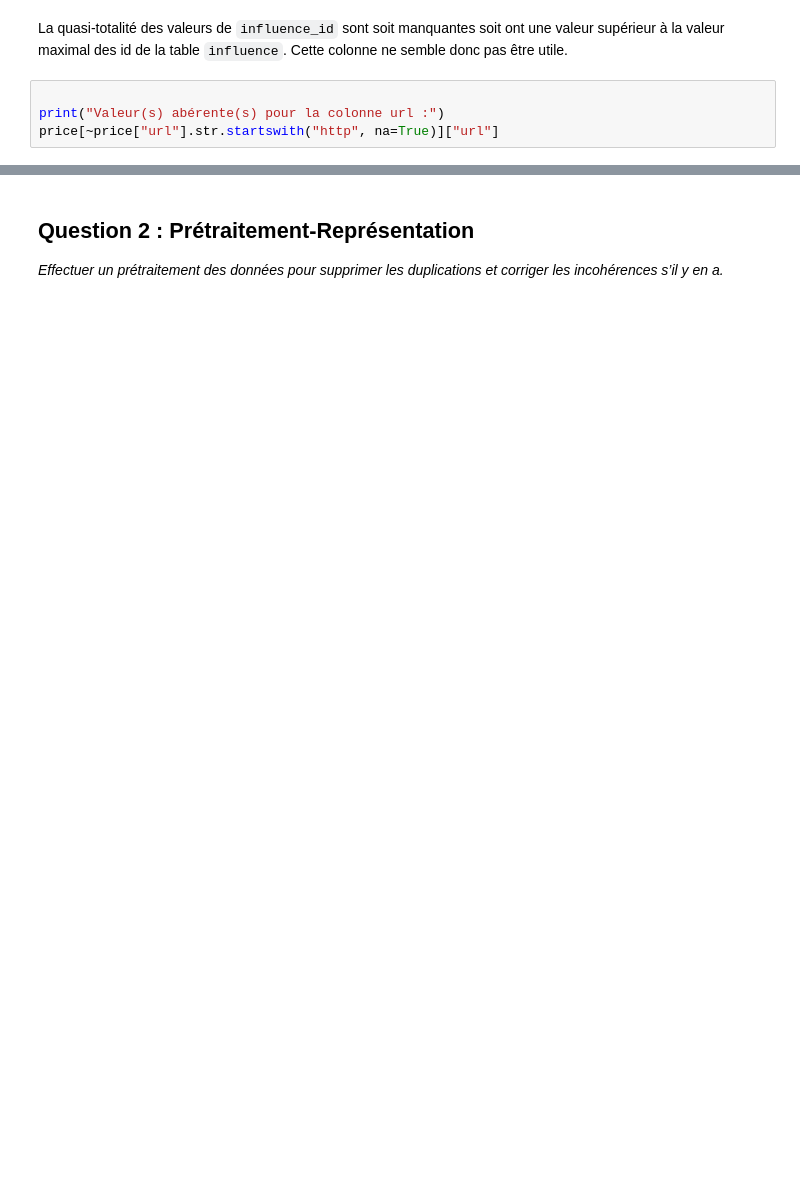
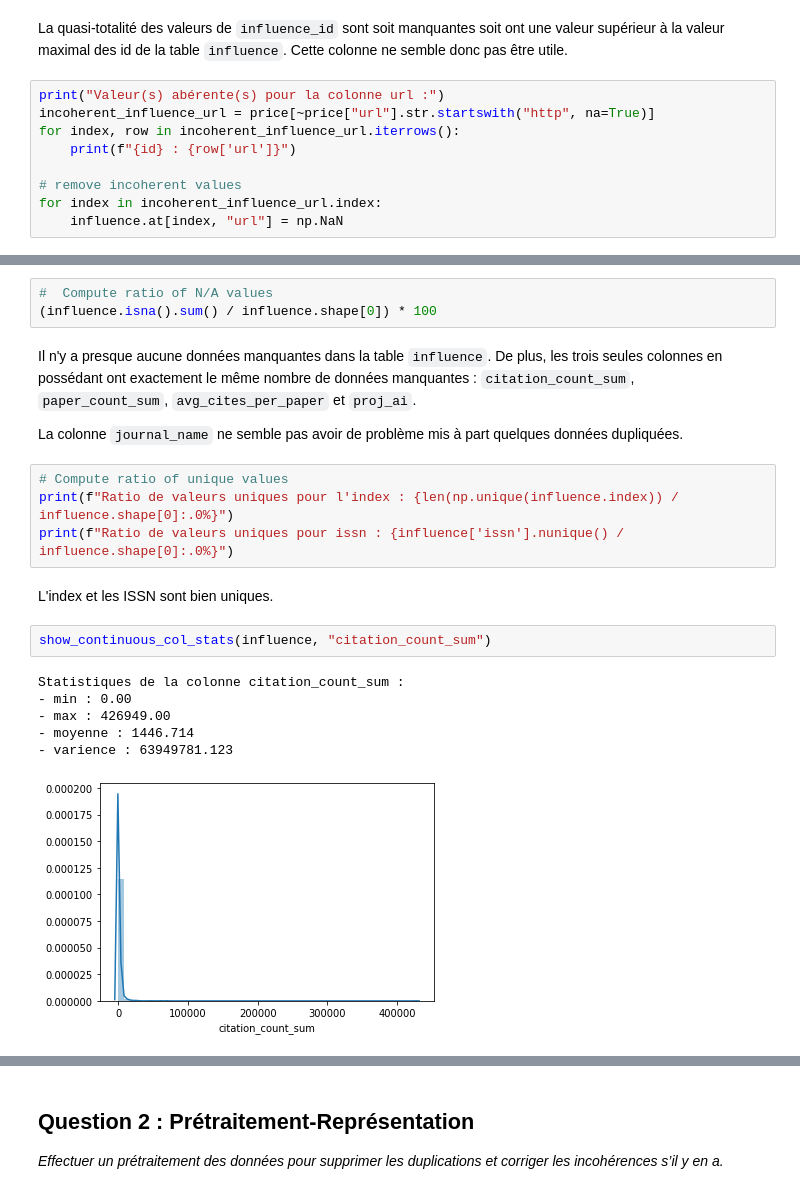
Before and after one commit to Neilero/IFT870-FlourishOA, a Jupyter notebook: examenintra.ipynb, the cells around one changed output, grey strips where cells are left out. Cells and saved outputs as stored; diff of their text form; blank space fills up the shorter version.

```diff
--- a/examenintra.ipynb
+++ b/examenintra.ipynb
@@ -149,7 +147,12 @@ print(f"Ratio de valeurs incohérentes pour influence_id : {1 - (price['influenc
 La quasi-totalité des valeurs de `influence_id` sont soit manquantes soit ont une valeur supérieur à la valeur maximal
 des id de la table `influence`. Cette colonne ne semble donc pas être utile.
 # %%
+print("Valeur(s) abérente(s) pour la colonne url :")
+incoherent_influence_url = price[~price["url"].str.startswith("http", na=True)]
+for index, row in incoherent_influence_url.iterrows():
+    print(f"{id} : {row['url']}")
 
-print("Valeur(s) abérente(s) pour la colonne url :")
-price[~price["url"].str.startswith("http", na=True)]["url"]
+# remove incoherent values
+for index in incoherent_influence_url.index:
+    influence.at[index, "url"] = np.NaN
 # %% [markdown]
@@ -164,0 +183,24 @@ plt.show()
+# %%
+#  Compute ratio of N/A values
+(influence.isna().sum() / influence.shape[0]) * 100
+# %% [markdown]
+Il n'y a presque aucune données manquantes dans la table `influence`. De plus, les trois seules colonnes en possédant
+ont exactement le même nombre de données manquantes : `citation_count_sum`, `paper_count_sum`, `avg_cites_per_paper` et
+`proj_ai`.
+
+La colonne `journal_name` ne semble pas avoir de problème mis à part quelques données dupliquées.
+# %%
+# Compute ratio of unique values
+print(f"Ratio de valeurs uniques pour l'index : {len(np.unique(influence.index)) / influence.shape[0]:.0%}")
+print(f"Ratio de valeurs uniques pour issn : {influence['issn'].nunique() / influence.shape[0]:.0%}")
+# %% [markdown]
+L'index et les ISSN sont bien uniques.
+# %%
+show_continuous_col_stats(influence, "citation_count_sum")
+# %% [output]
+Statistiques de la colonne citation_count_sum :
+- min : 0.00
+- max : 426949.00
+- moyenne : 1446.714
+- varience : 63949781.123
+[figure, added]
```
Also changed, not shown: parts of 35 cells of this notebook, 1 other file.
